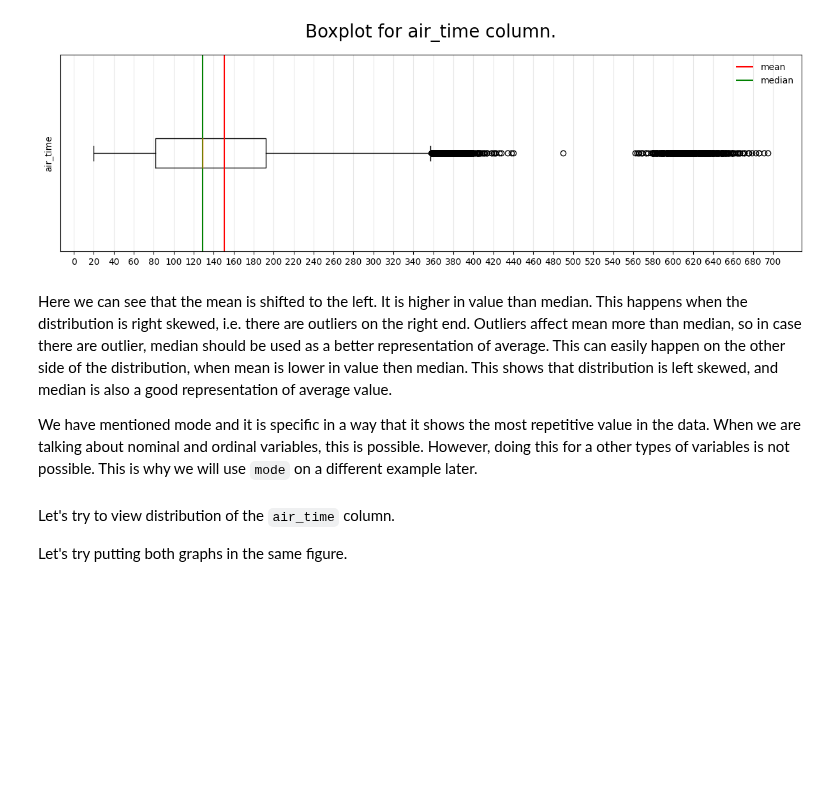
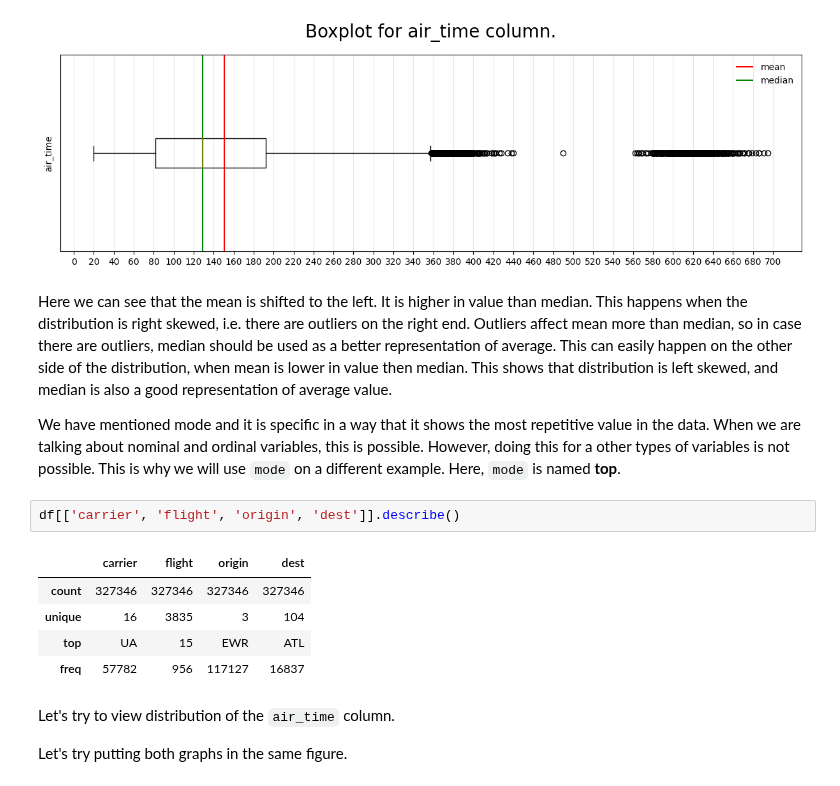
Before and after one commit to datakolektiv/dss03python2023, a Jupyter notebook: session06/dss03_py_session06.ipynb, the cells around one changed output. Saved outputs shown, nothing was run; the diff lists cells and outputs as text; blank space fills up the shorter version.

```diff
--- a/session06/dss03_py_session06.ipynb
+++ b/session06/dss03_py_session06.ipynb
@@ -823,9 +835,17 @@ plt.legend(framealpha=.0);
 # %% [output]
 [figure]
 # %% [markdown]
-Here we can see that the mean is shifted to the left. It is higher in value than median. This happens when the distribution is right skewed, i.e. there are outliers on the right end. Outliers affect mean more than median, so in case there are outlier, median should be used as a better representation of average. This can easily happen on the other side of the distribution, when mean is lower in value then median. This shows that distribution is left skewed, and median is also a good representation of average value.
+Here we can see that the mean is shifted to the left. It is higher in value than median. This happens when the distribution is right skewed, i.e. there are outliers on the right end. Outliers affect mean more than median, so in case there are outliers, median should be used as a better representation of average. This can easily happen on the other side of the distribution, when mean is lower in value then median. This shows that distribution is left skewed, and median is also a good representation of average value.
 
-We have mentioned mode and it is specific in a way that it shows the most repetitive value in the data. When we are talking about nominal and ordinal variables, this is possible. However, doing this for a other types of variables is not possible. This is why we will use `mode` on a different example later.
+We have mentioned mode and it is specific in a way that it shows the most repetitive value in the data. When we are talking about nominal and ordinal variables, this is possible. However, doing this for a other types of variables is not possible. This is why we will use `mode` on a different example. Here, `mode` is named **top**.
+# %%
+df[['carrier', 'flight', 'origin', 'dest']].describe()
+# %% [output]
+|  | carrier | flight | origin | dest |
+| count | 327346 | 327346 | 327346 | 327346 |
+| unique | 16 | 3835 | 3 | 104 |
+| top | UA | 15 | EWR | ATL |
+| freq | 57782 | 956 | 117127 | 16837 |
 # %% [markdown]
 Let's try to view distribution of the `air_time` column.
 
```
Also changed, not shown: parts of 23 cells of this notebook, 1 other file.
